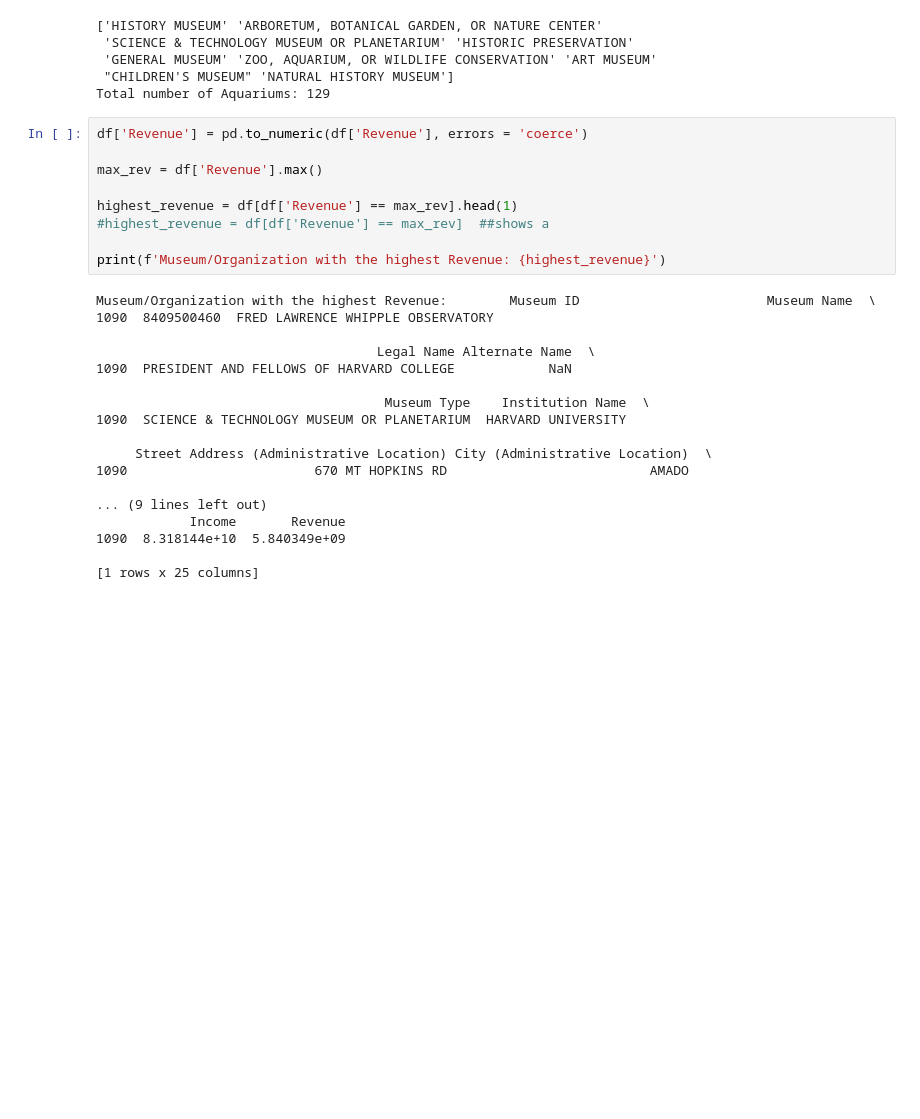
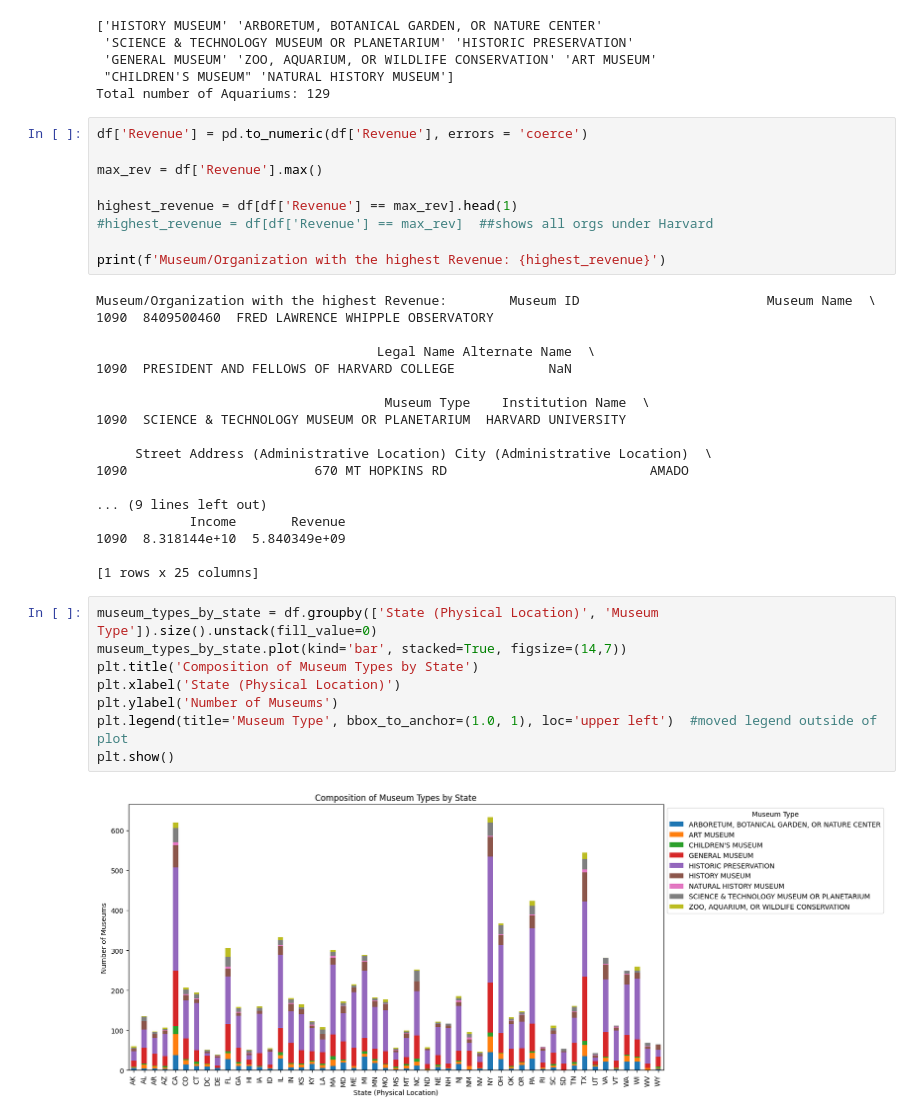
Before and after one commit to TimLinkous/FirstJupyterNotebook, a Jupyter notebook: Untitled.ipynb, the cells around one changed output. Drawn from its saved outputs; the diff is of its cells as text; blank space fills up the shorter version.

```diff
--- a/Untitled.ipynb
+++ b/Untitled.ipynb
@@ -95,7 +132,7 @@ df['Revenue'] = pd.to_numeric(df['Revenue'], errors = 'coerce')
 max_rev = df['Revenue'].max()
 
 highest_revenue = df[df['Revenue'] == max_rev].head(1)
-#highest_revenue = df[df['Revenue'] == max_rev]  ##shows a
+#highest_revenue = df[df['Revenue'] == max_rev]  ##shows all orgs under Harvard
 
 print(f'Museum/Organization with the highest Revenue: {highest_revenue}')
 # %% [output]
@@ -116,3 +153,13 @@ Museum/Organization with the highest Revenue:        Museum ID
 1090  8.318144e+10  5.840349e+09
 
 [1 rows x 25 columns]
+# %%
+museum_types_by_state = df.groupby(['State (Physical Location)', 'Museum Type']).size().unstack(fill_value=0)
+museum_types_by_state.plot(kind='bar', stacked=True, figsize=(14,7))
+plt.title('Composition of Museum Types by State')
+plt.xlabel('State (Physical Location)')
+plt.ylabel('Number of Museums')
+plt.legend(title='Museum Type', bbox_to_anchor=(1.0, 1), loc='upper left')  #moved legend outside of plot
+plt.show()
+# %% [output]
+[figure, added]
```
Also changed, not shown: parts of 5 cells of this notebook.
